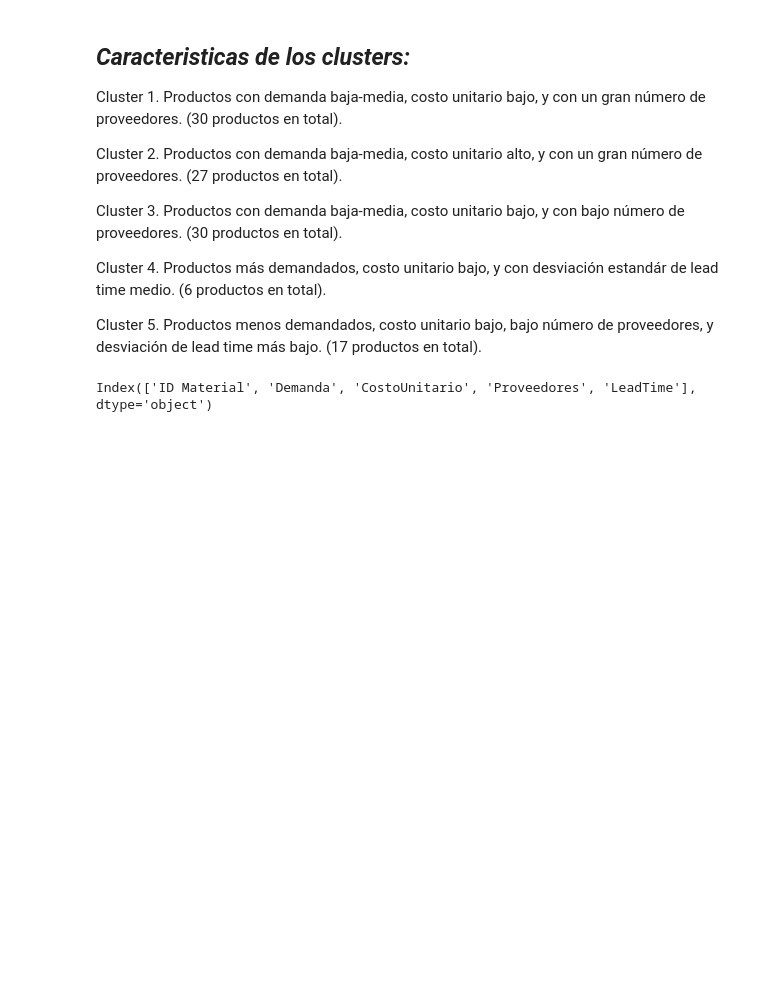
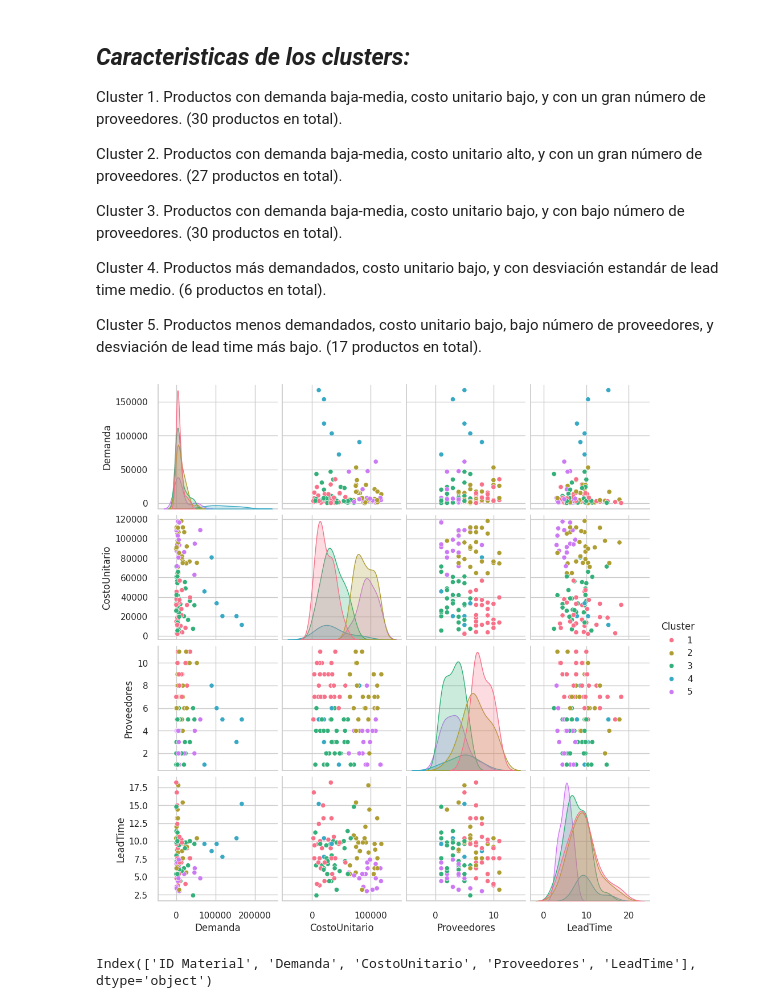
Before and after one commit to DavidCastro88/RawMaterialSegmentation, a Jupyter notebook: RawMaterialsSegmentatioKmeans.ipynb, the cells around one changed output. Drawn from its saved outputs; the diff is of its cells as text; code cells hidden in the pictures; blank space fills up the shorter version.

```diff
--- a/RawMaterialsSegmentatioKmeans.ipynb
+++ b/RawMaterialsSegmentatioKmeans.ipynb
@@ -426,6 +426,12 @@ Productos más demandados, costo unitario bajo, y con desviación estandár de l
 
 Cluster 5.
 Productos menos demandados, costo unitario bajo, bajo número de proveedores, y desviación de lead time más bajo. (17 productos en total).
+# %%
+custom_palette = sns.color_palette("husl", n_colors=5)
+sns.pairplot(data_seg, hue='Cluster', palette=custom_palette)
+plt.show()
+# %% [output]
+[figure, added]
 # %%
 data.columns
 # %% [output]
```
